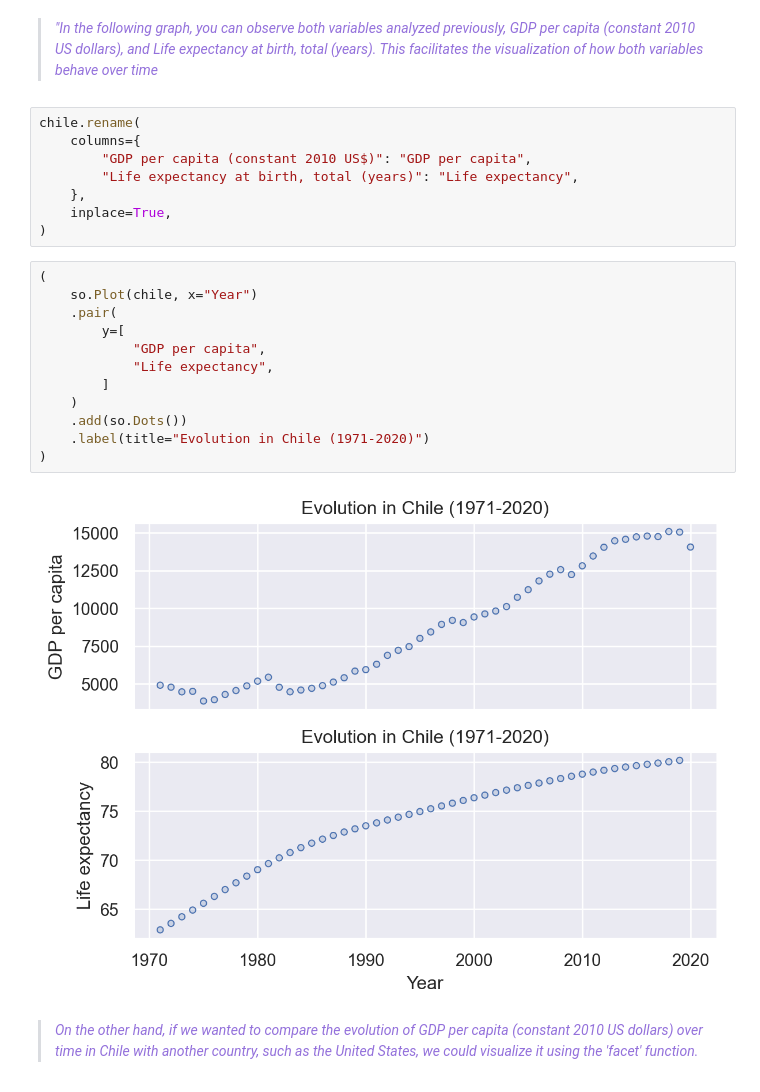
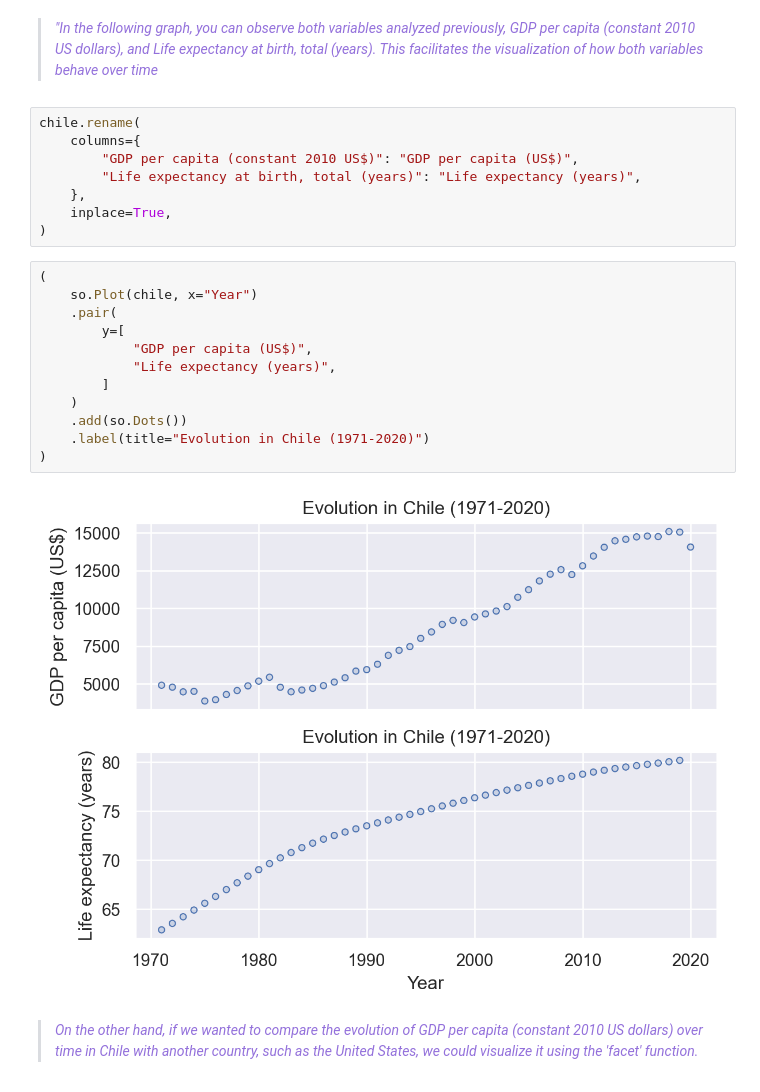
Before and after one commit to BarbaraPFloresRios/IDS720_PracticalDataScience, a Jupyter notebook: 20231019_ExercisePlottingPart1/Exercise_plotting_part1.ipynb, the cells around one changed output. Saved outputs shown, nothing was run; the diff lists cells and outputs as text.

```diff
--- a/20231019_ExercisePlottingPart1/Exercise_plotting_part1.ipynb
+++ b/20231019_ExercisePlottingPart1/Exercise_plotting_part1.ipynb
@@ -226,25 +229,25 @@ Use your detective skills (and some guess and check work) to figure out how to g
 # %%
 chile.rename(
     columns={
-        "GDP per capita (constant 2010 US$)": "GDP per capita",
-        "Life expectancy at birth, total (years)": "Life expectancy",
+        "GDP per capita (constant 2010 US$)": "GDP per capita (US$)",
+        "Life expectancy at birth, total (years)": "Life expectancy (years)",
     },
     inplace=True,
 )
 # %%
 (
     so.Plot(chile, x="Year")
     .pair(
         y=[
-            "GDP per capita",
-            "Life expectancy",
+            "GDP per capita (US$)",
+            "Life expectancy (years)",
         ]
     )
     .add(so.Dots())
     .label(title="Evolution in Chile (1971-2020)")
 )
 # %% [output]
-[figure, old version]
+[figure, new version]
 # %% [markdown]
 ><span style="color: #9370DB">*On the other hand, if we wanted to compare the evolution of GDP per capita (constant 2010 US dollars) over time in Chile with another country, such as the United States, we could visualize it using the 'facet' function.*</span>
 # %%
```
Also changed, not shown: parts of 5 cells of this notebook, 5 other files.
